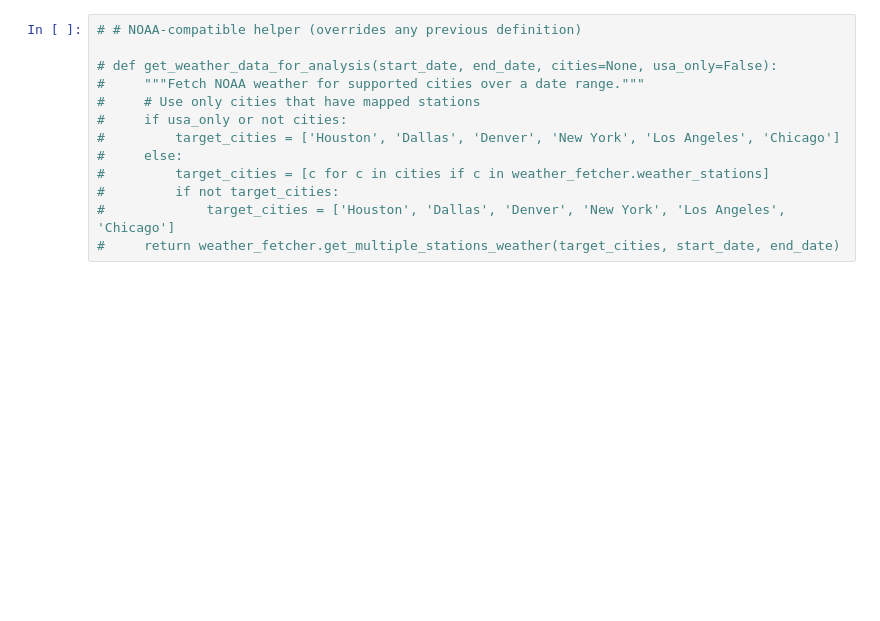
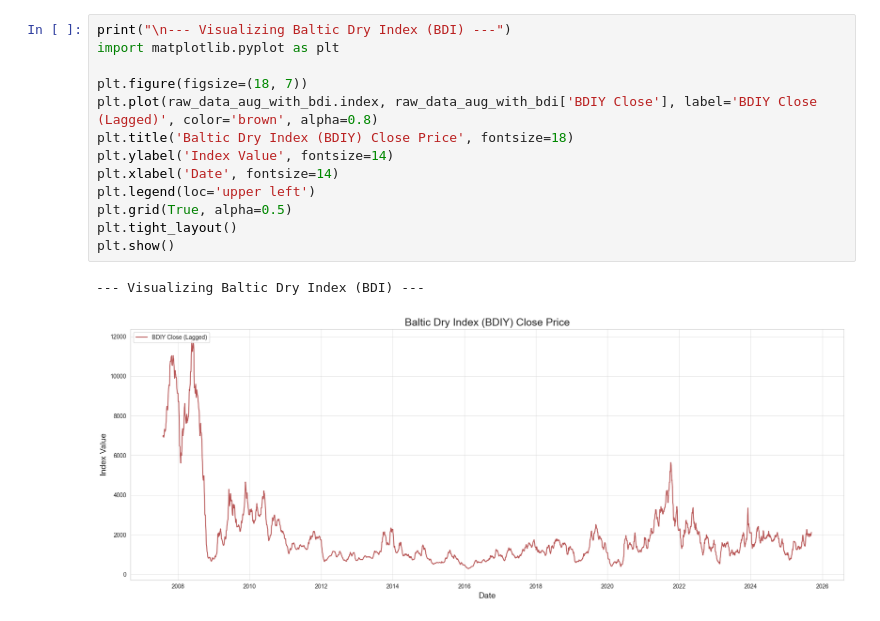
Before and after one commit to Al-Samneh/OilForecast, a Jupyter notebook: oilforecast.ipynb, the cells around one changed output. Drawn from its saved outputs; the diff is of its cells as text; blank space fills up the shorter version.

Commit message:
Adding some macro features, and some visualizations, to be combined with abdelkadir

```diff
--- a/oilforecast.ipynb
+++ b/oilforecast.ipynb
@@ -270,14 +583,17 @@ Cities: 6
-# %%
-# # NOAA-compatible helper (overrides any previous definition)
-
-# def get_weather_data_for_analysis(start_date, end_date, cities=None, usa_only=False):
-#     """Fetch NOAA weather for supported cities over a date range."""
-#     # Use only cities that have mapped stations
-#     if usa_only or not cities:
-#         target_cities = ['Houston', 'Dallas', 'Denver', 'New York', 'Los Angeles', 'Chicago']
-#     else:
-#         target_cities = [c for c in cities if c in weather_fetcher.weather_stations]
-#         if not target_cities:
-#             target_cities = ['Houston', 'Dallas', 'Denver', 'New York', 'Los Angeles', 'Chicago']
-#     return weather_fetcher.get_multiple_stations_weather(target_cities, start_date, end_date)
+# %%
+print("\n--- Visualizing Baltic Dry Index (BDI) ---")
+import matplotlib.pyplot as plt
+
+plt.figure(figsize=(18, 7))
+plt.plot(raw_data_aug_with_bdi.index, raw_data_aug_with_bdi['BDIY Close'], label='BDIY Close (Lagged)', color='brown', alpha=0.8)
+plt.title('Baltic Dry Index (BDIY) Close Price', fontsize=18)
+plt.ylabel('Index Value', fontsize=14)
+plt.xlabel('Date', fontsize=14)
+plt.legend(loc='upper left')
+plt.grid(True, alpha=0.5)
+plt.tight_layout()
+plt.show()
+# %% [output]
+--- Visualizing Baltic Dry Index (BDI) ---
+[figure, added]
 # %%
```
Also changed, not shown: parts of 27 cells of this notebook.
